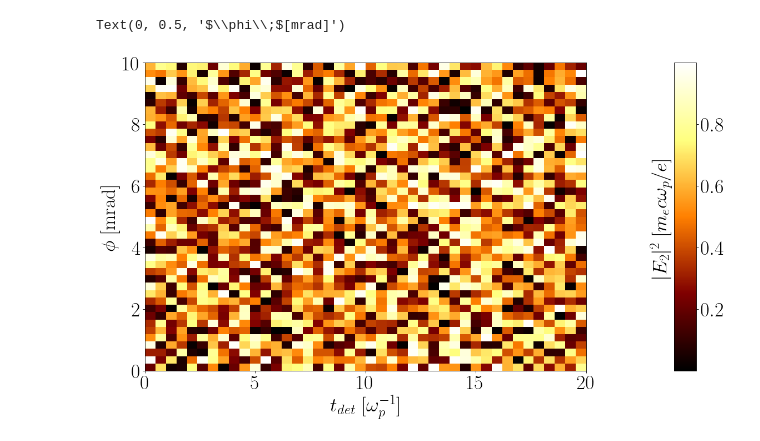
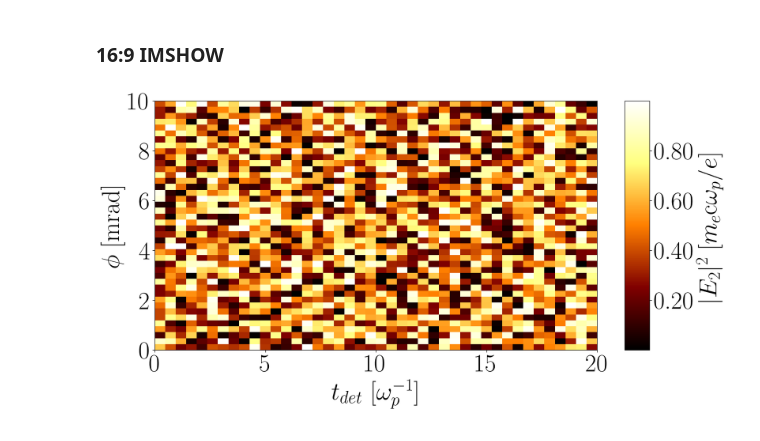
Before and after one commit to pardallio/plots, a Jupyter notebook: Static.ipynb, the cells around one changed output. Drawn from its saved outputs; the diff is of its cells as text; code cells hidden in the pictures.

```diff
--- a/Static.ipynb
+++ b/Static.ipynb
@@ -10,39 +4,48 @@ plt.plot(x,x*x)
+# %% [markdown]
+### 16:9 IMSHOW
 # %%
 import matplotlib.pyplot as plt
 import matplotlib as mpl
 from matplotlib.colors import LogNorm
 
+ratio=16/9
+
 plt.style.use('default')
 mpl.rcParams['text.usetex'] = True
 mpl.rcParams['text.latex.preamble'] = r'\usepackage{amsmath}' #for \text command
-fig=plt.figure(figsize=(16,9),dpi=80)
-plt.rcParams.update({'font.size': 32})
+fig=plt.figure(figsize=(16,9),dpi=120)
+plt.rcParams.update({'font.size': 38})
 mpl.rc('font', family = 'serif')
+plt.axes([0.1,0,0.7,1])
 ax=plt.gca()
 
 
 N=42
 xmin=0
 xmax=20
 ymin=0
 ymax=10
 extent=[xmin,xmax,ymin,ymax]
 im=ax.imshow(np.random.random((N,N)),cmap="afmhot",aspect='auto',origin="lower",extent=extent)
+#set_size(16,16/ratio)
 
-
-
-#ax.set_aspect('equal')
 from mpl_toolkits.axes_grid1 import make_axes_locatable
 
 the_divider = make_axes_locatable(ax)
-color_axis = the_divider.append_axes("right", size="5%")#, pad=0.1)
-cbar=plt.colorbar(im,pad=2,cax=color_axis)
-cbar.set_label(r"$|E_2|^2 \;[m_ec\omega_p/e]$",labelpad=-120)
+color_axis = the_divider.append_axes("right", size="5%", pad=0.0)
+cbar=plt.colorbar(im,cax=color_axis)
+cbar.set_label(r"$|E_2|^2 \;[m_e\text{c}\omega_p/e]$")
+cbar.ax.yaxis.set_major_formatter(FormatStrFormatter('%.2f'))
+
 ax.set_xlabel(r"$t_{det}~[\omega_p^{-1}]$")
 ax.set_ylabel(r"$\phi\;$[mrad]")
+xlen=ax.get_xlim()[1]-ax.get_xlim()[0]
+ylen=ax.get_ylim()[1]-ax.get_ylim()[0]
+ax.set_aspect(xlen/ylen/ratio)
+
+plt.savefig("test2.pdf",facecolor=(0.0, 0.0, 0.0, 0.0))
 # %% [output]
-Text(0, 0.5, '$\\phi\\;$[mrad]')
-[figure, old version]
+[figure, new version]
 # %%
 import matplotlib.pyplot as plt
 import matplotlib as mpl
```
Also changed, not shown: parts of 8 cells of this notebook.
